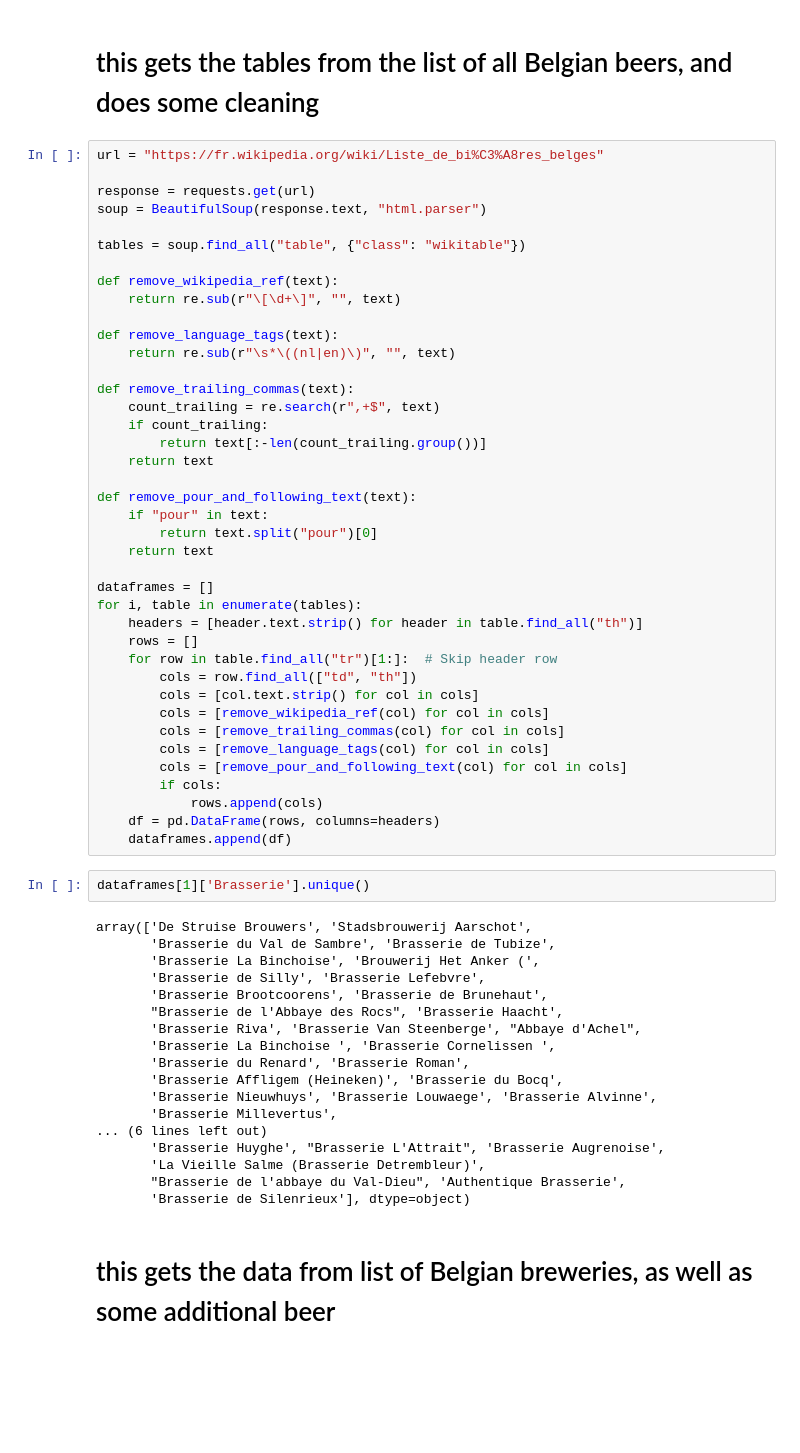
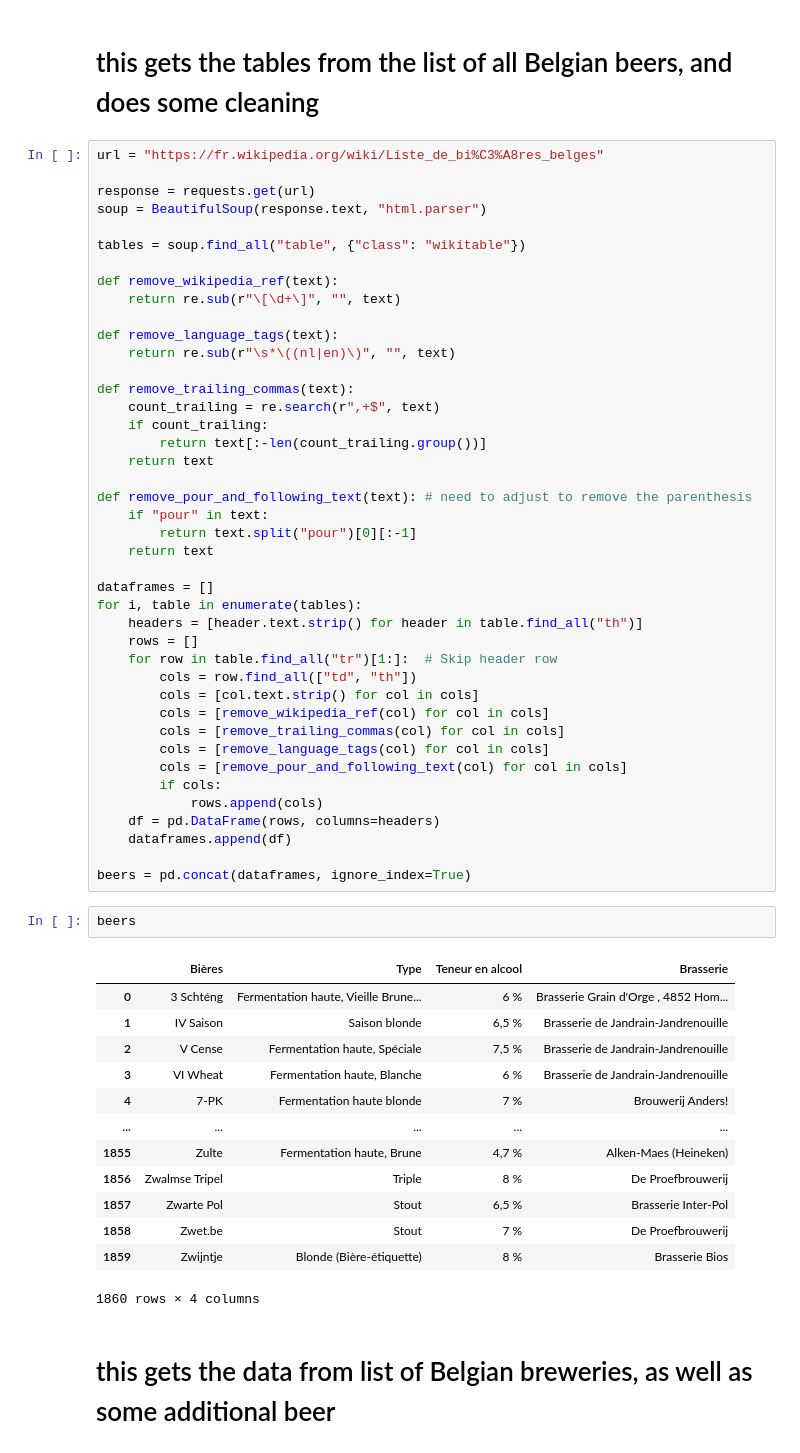
Before and after one commit to lpaggen/bmkg_solo, a Jupyter notebook: workflow.ipynb, the cells around one changed output. Cells and saved outputs as stored; diff of their text form; blank space fills up the shorter version.

```diff
--- a/workflow.ipynb
+++ b/workflow.ipynb
@@ -25,9 +26,9 @@ def remove_trailing_commas(text):
 		return text[:-len(count_trailing.group())]
 	return text
 
-def remove_pour_and_following_text(text):
+def remove_pour_and_following_text(text): # need to adjust to remove the parenthesis
 	if "pour" in text:
-		return text.split("pour")[0]
+		return text.split("pour")[0][:-1]
 	return text
 
 dataframes = []
@@ -45,26 +46,24 @@ for i, table in enumerate(tables):
             rows.append(cols)
     df = pd.DataFrame(rows, columns=headers)
     dataframes.append(df)
+
+beers = pd.concat(dataframes, ignore_index=True)
-# %%
-dataframes[1]['Brasserie'].unique()
-# %% [output]
-array(['De Struise Brouwers', 'Stadsbrouwerij Aarschot',
-       'Brasserie du Val de Sambre', 'Brasserie de Tubize',
-       'Brasserie La Binchoise', 'Brouwerij Het Anker (',
-       'Brasserie de Silly', 'Brasserie Lefebvre',
-       'Brasserie Brootcoorens', 'Brasserie de Brunehaut',
-       "Brasserie de l'Abbaye des Rocs", 'Brasserie Haacht',
-       'Brasserie Riva', 'Brasserie Van Steenberge', "Abbaye d'Achel",
-       'Brasserie La Binchoise ', 'Brasserie Cornelissen ',
-       'Brasserie du Renard', 'Brasserie Roman',
-       'Brasserie Affligem (Heineken)', 'Brasserie du Bocq',
-       'Brasserie Nieuwhuys', 'Brasserie Louwaege', 'Brasserie Alvinne',
-       'Brasserie Millevertus',
-... (6 lines left out)
-       'Brasserie Huyghe', "Brasserie L'Attrait", 'Brasserie Augrenoise',
-       'La Vieille Salme (Brasserie Detrembleur)',
-       "Brasserie de l'abbaye du Val-Dieu", 'Authentique Brasserie',
-       'Brasserie de Silenrieux'], dtype=object)
+# %%
+beers
+# %% [output]
+|  | Bières | Type | Teneur en alcool | Brasserie |
+| 0 | 3 Schténg | Fermentation haute, Vieille Brune... | 6 % | Brasserie Grain d'Orge , 4852 Hom... |
+| 1 | IV Saison | Saison blonde | 6,5 % | Brasserie de Jandrain-Jandrenouille |
+| 2 | V Cense | Fermentation haute, Spéciale | 7,5 % | Brasserie de Jandrain-Jandrenouille |
+| 3 | VI Wheat | Fermentation haute, Blanche | 6 % | Brasserie de Jandrain-Jandrenouille |
+| 4 | 7-PK | Fermentation haute blonde | 7 % | Brouwerij Anders! |
+| ... | ... | ... | ... | ... |
+| 1855 | Zulte | Fermentation haute, Brune | 4,7 % | Alken-Maes (Heineken) |
+| 1856 | Zwalmse Tripel | Triple | 8 % | De Proefbrouwerij |
+| 1857 | Zwarte Pol | Stout | 6,5 % | Brasserie Inter-Pol |
+| 1858 | Zwet.be | Stout | 7 % | De Proefbrouwerij |
+| 1859 | Zwijntje | Blonde (Bière-étiquette) | 8 % | Brasserie Bios |
+1860 rows × 4 columns
 # %% [markdown]
 # this gets the data from list of Belgian breweries, as well as some additional beer
 # %%
```
Also changed, not shown: parts of 9 cells of this notebook.
